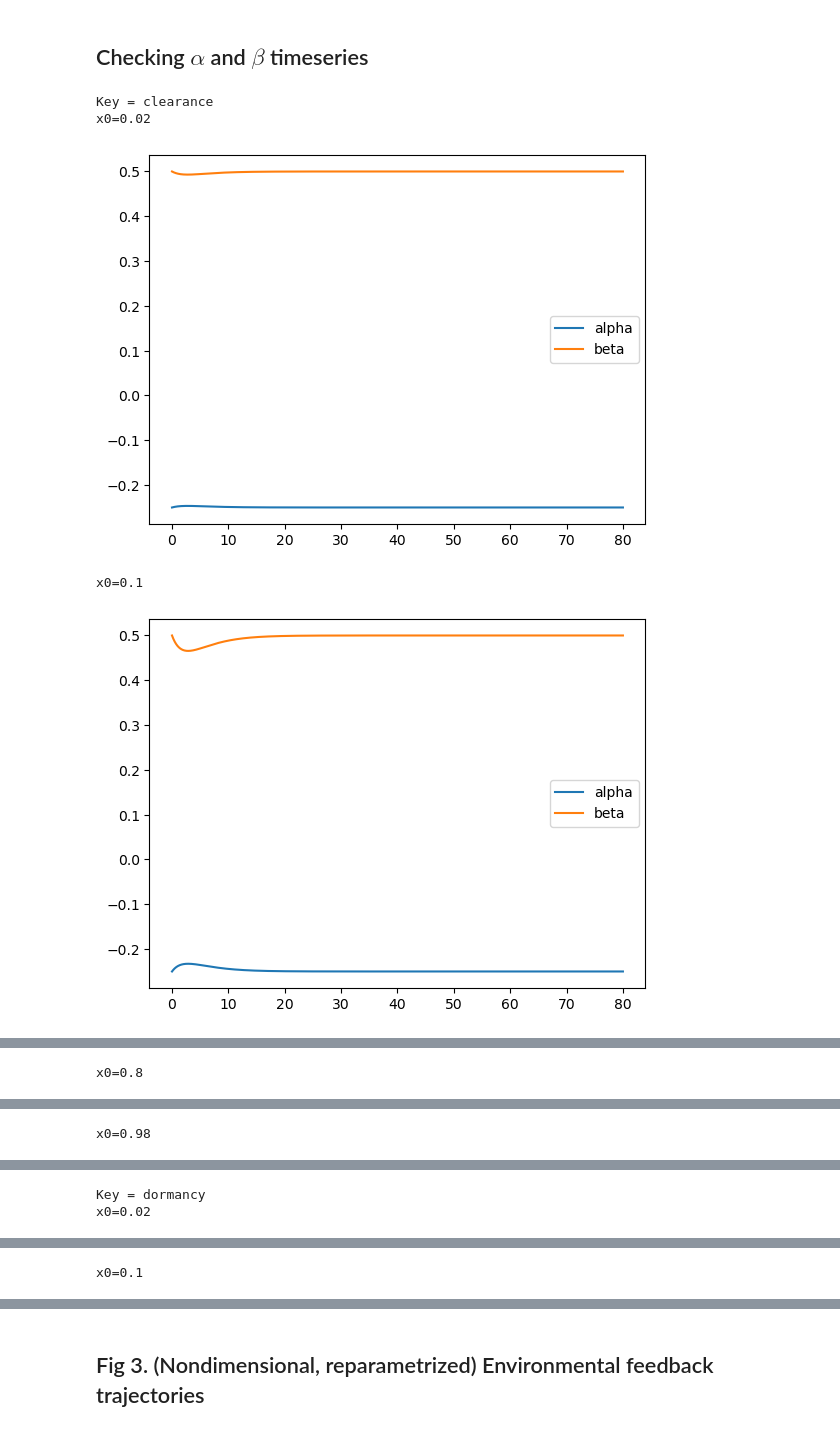
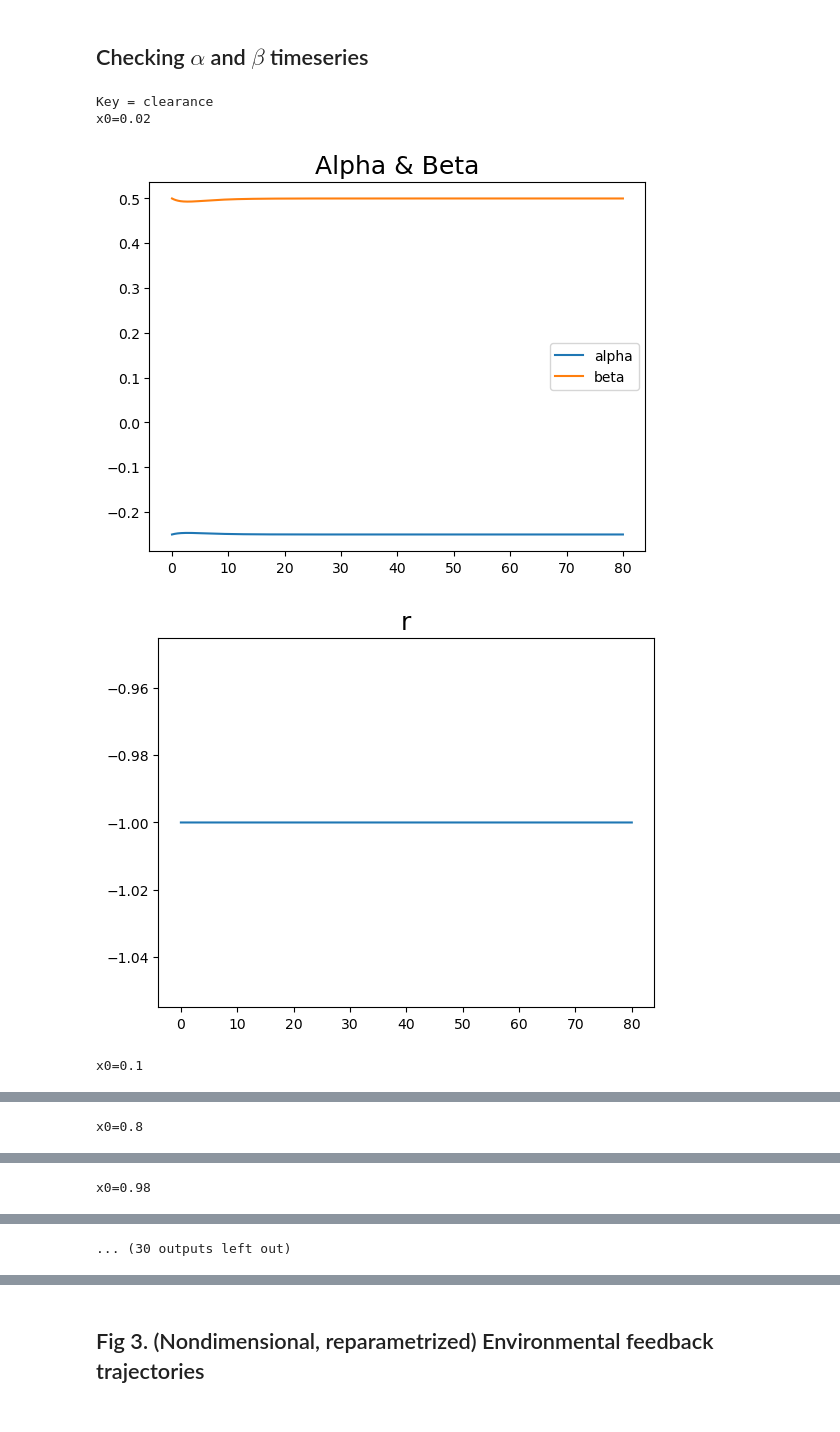
Before and after one commit to gyanezfeliu/dynamics_dormancy, a Jupyter notebook: Paper.ipynb, the cells around one changed output, grey strips where cells are left out. Saved outputs shown, nothing was run; the diff lists cells and outputs as text; code cells hidden in the pictures.

```diff
--- a/Paper.ipynb
+++ b/Paper.ipynb
@@ -537,16 +537,20 @@ for key in ["clearance", "dormancy", "awakening", "primed_threshold"]:
 # %%
 keys = ['clearance', 'dormancy', 'awakening', 'primed_threshold']
 for key in keys:
     print(f"Key = {key}")
     for case in all_outs[key]:
         print(f"x0={case['x0']}")
         plt.plot(case['t'],case['alpha'], label='alpha')
         plt.plot(case['t'],case['beta'], label='beta')
+        plt.title('Alpha & Beta',fontsize=18)
         plt.legend()
         plt.show()
+        plt.plot(case['t'],case['alpha']/(case['alpha']+case['beta']))
+        plt.title('r',fontsize=18)
+        plt.show()
 # %% [output]
 Key = clearance
 x0=0.02
-[figure, old version]
+[figure, new version]
+[figure, new version]
 x0=0.1
-[figure, old version]
@@ -557,2 +565 @@ x0=0.98
-Key = dormancy
-x0=0.02
+... (30 outputs left out)
@@ -560 +565,0 @@ x0=0.02
-x0=0.1
```
Also changed, not shown: parts of 2 cells of this notebook, 1 other file.
